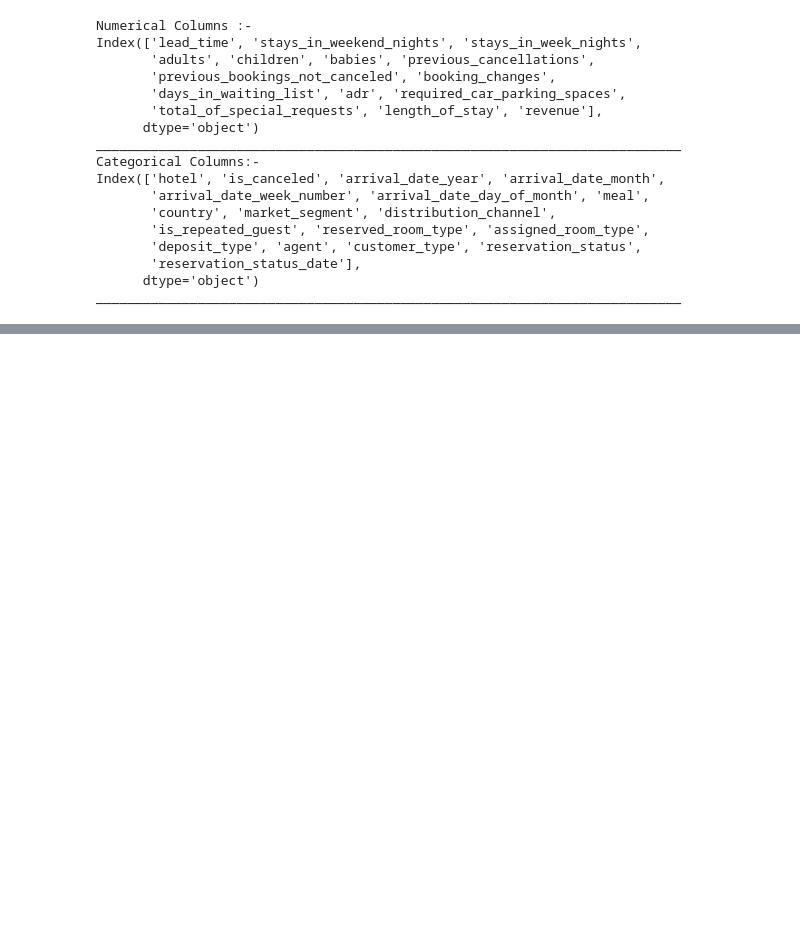
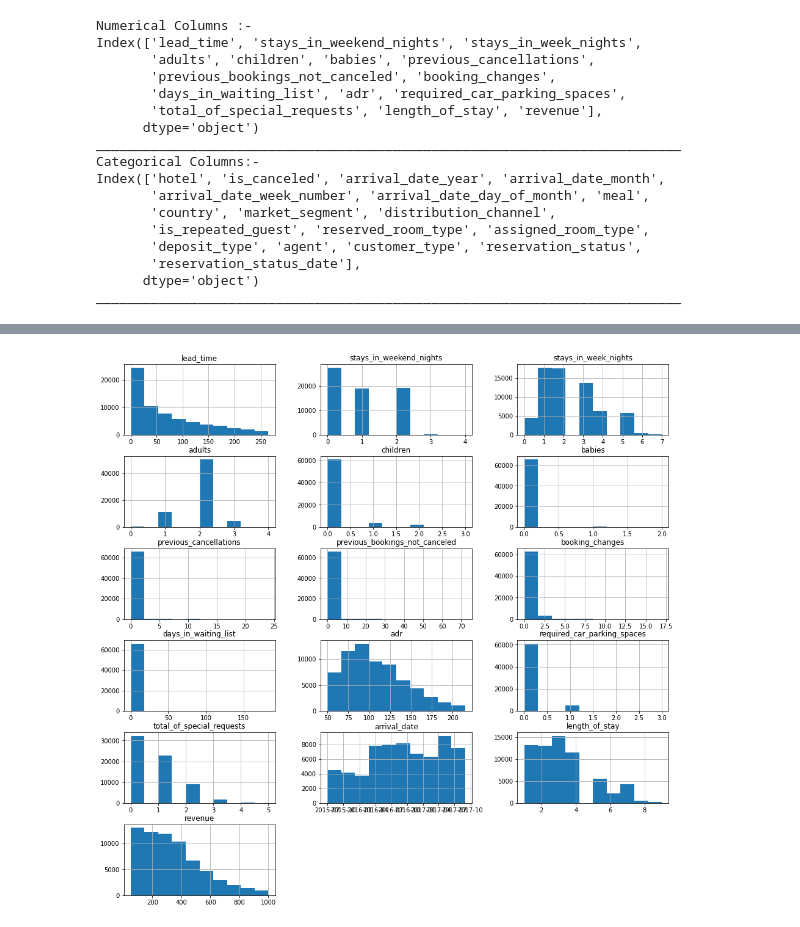
Before and after one commit to shubhpanchal/EDA--HotelAnalysis-AlmabetterCapstoneProject, a Jupyter notebook: Copy_of_Hotel_Booking_Analysis_Capstone_Project.ipynb, the cells around one changed output, grey strips where cells are left out. Saved outputs shown, nothing was run; the diff lists cells and outputs as text; code cells hidden in the pictures; blank space fills up the shorter version.

```diff
--- a/Copy_of_Hotel_Booking_Analysis_Capstone_Project.ipynb
+++ b/Copy_of_Hotel_Booking_Analysis_Capstone_Project.ipynb
@@ -339,0 +441,11 @@ ___________________________________________________________________________
+# %%
+# Outlier treatment
+hotel = hotel.loc[hotel['lead_time']<266]
+hotel = hotel.loc[hotel['length_of_stay'] <10]
+hotel = hotel.loc[hotel['adults']<5]
+hotel = hotel.loc[hotel['children']<5]
+hotel = hotel.loc[hotel['babies']<5]
+hotel = hotel.loc[hotel['required_car_parking_spaces']<5]
+hotel = hotel.loc[hotel['adr'] <215]
+hotel = hotel.loc[hotel['adr']>50]
+hotel = hotel.loc[hotel['revenue']<1000]
@@ -339,0 +459,6 @@ ___________________________________________________________________________
+# %%
+# Checking the distribution of each column type in hotel data
+hotel.hist(bins=10, figsize=(16,16), layout = (6,3))
+plt.show()
+# %% [output]
+[figure, added]
```
Also changed, not shown: parts of 17 cells of this notebook.
